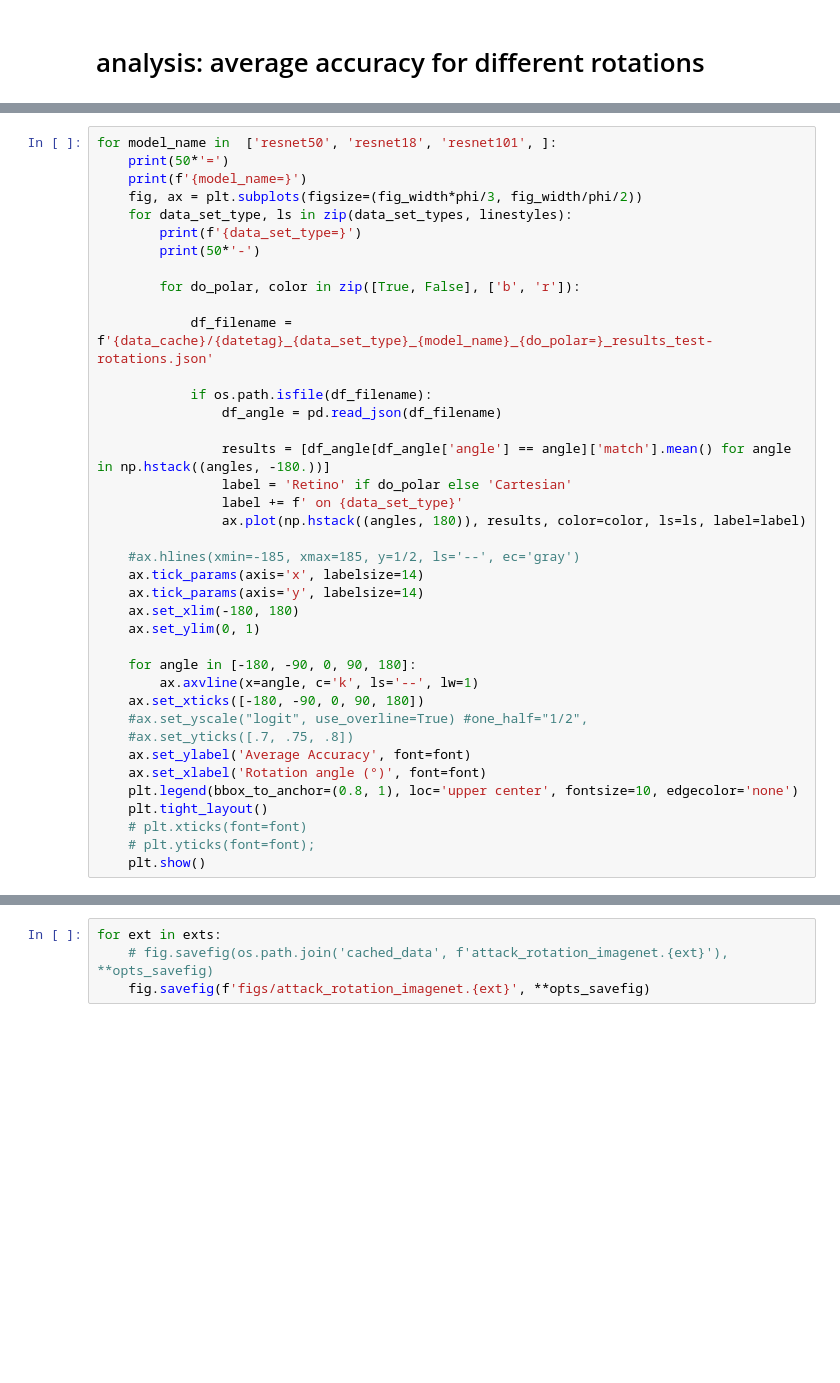
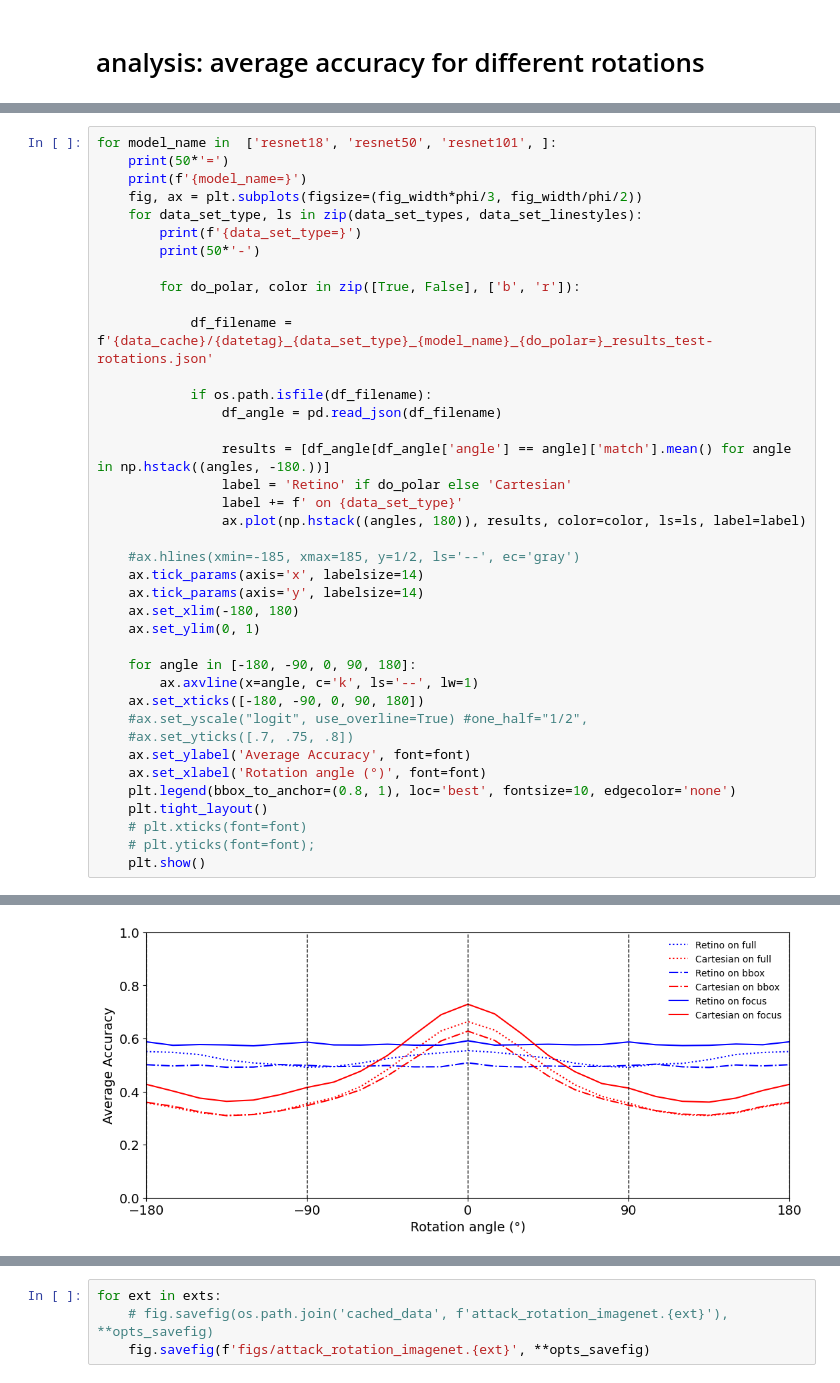
Before and after one commit to bicv/Retinotopy, a Jupyter notebook: 18_Rotation_attack.ipynb, the cells around one changed output, grey strips where cells are left out. Saved outputs shown, nothing was run; the diff lists cells and outputs as text; blank space fills up the shorter version.

```diff
--- a/18_Rotation_attack.ipynb
+++ b/18_Rotation_attack.ipynb
@@ -112,9 +127,9 @@ data_set_types
 # %%
-for model_name in  ['resnet50', 'resnet18', 'resnet101', ]:
+for model_name in  ['resnet18', 'resnet50', 'resnet101', ]:
     print(50*'=')
     print(f'{model_name=}')
     fig, ax = plt.subplots(figsize=(fig_width*phi/3, fig_width/phi/2))
-    for data_set_type, ls in zip(data_set_types, linestyles):
+    for data_set_type, ls in zip(data_set_types, data_set_linestyles):
         print(f'{data_set_type=}')
         print(50*'-')
 
@@ -143,8 +158,9 @@ for model_name in  ['resnet50', 'resnet18', 'resnet101', ]:
     #ax.set_yticks([.7, .75, .8])
     ax.set_ylabel('Average Accuracy', font=font)
     ax.set_xlabel('Rotation angle (°)', font=font)
-    plt.legend(bbox_to_anchor=(0.8, 1), loc='upper center', fontsize=10, edgecolor='none')
+    plt.legend(bbox_to_anchor=(0.8, 1), loc='best', fontsize=10, edgecolor='none')
     plt.tight_layout()
     # plt.xticks(font=font)
     # plt.yticks(font=font);
     plt.show()
+# %% [output]
@@ -150,0 +175 @@ for model_name in  ['resnet50', 'resnet18', 'resnet101', ]:
+[figure, added]
```
Also changed, not shown: parts of 21 cells of this notebook, 13 other files.
